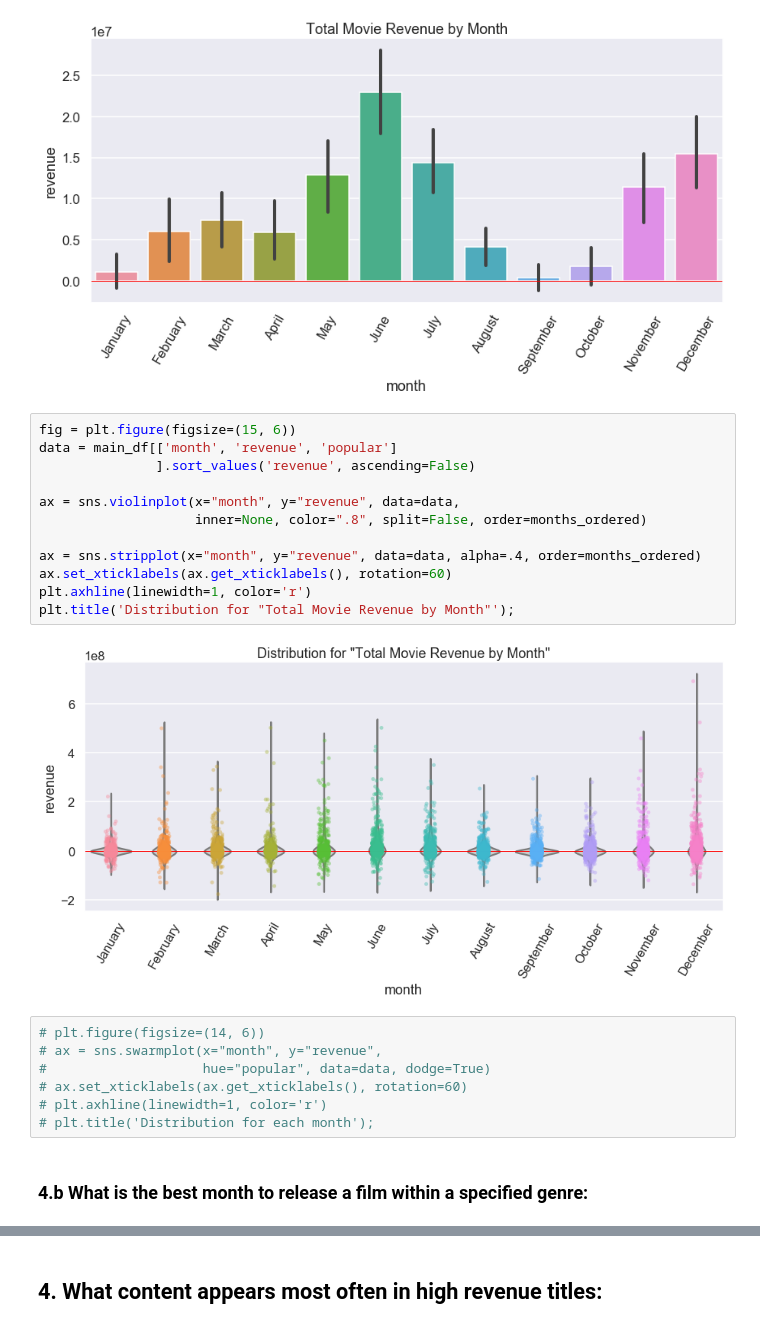
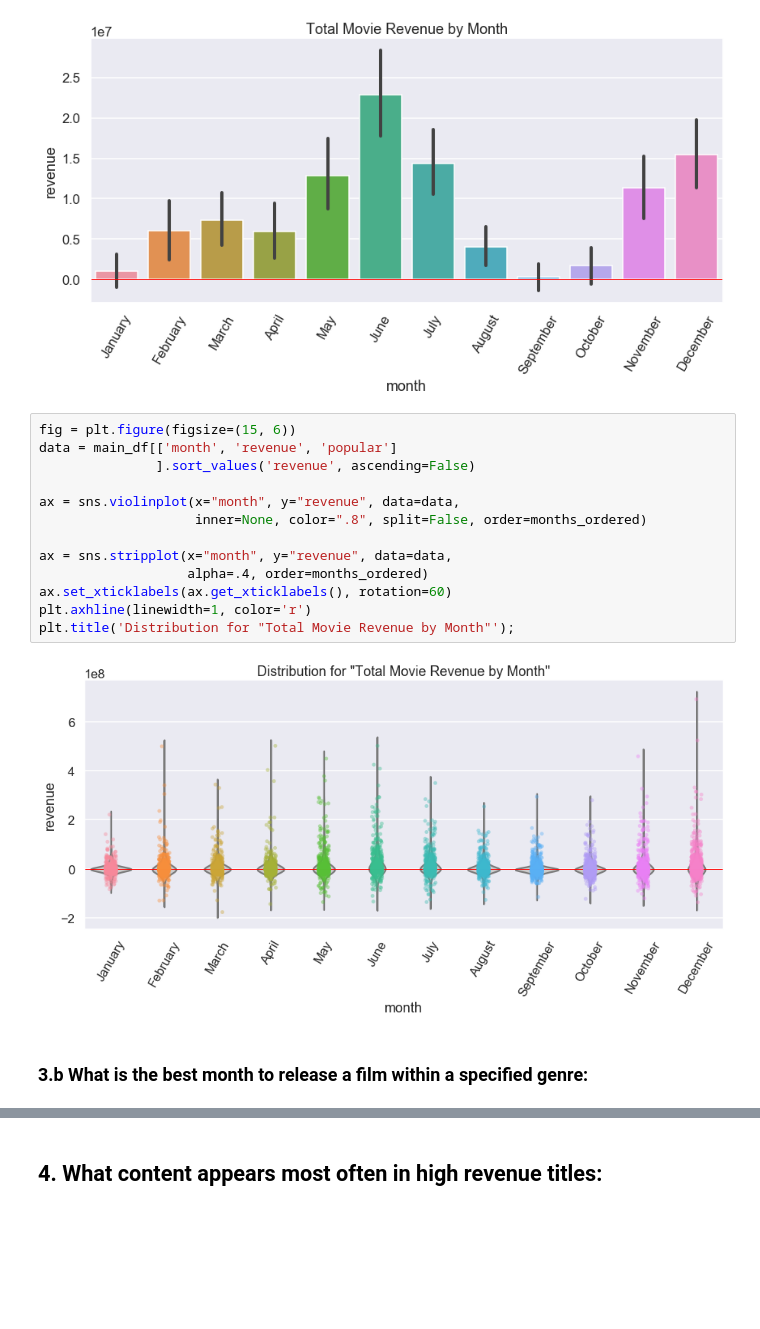
Before and after one commit to jneums/movie-analysis, a Jupyter notebook: notebooks/eda.ipynb, the cells around one changed output, grey strips where cells are left out. Drawn from its saved outputs; the diff is of its cells as text; blank space fills up the shorter version.

```diff
--- a/notebooks/eda.ipynb
+++ b/notebooks/eda.ipynb
@@ -257,26 +258,20 @@ plt.axhline(linewidth=1, color='r');
 # %%
 fig = plt.figure(figsize=(15, 6))
 data = main_df[['month', 'revenue', 'popular']
                ].sort_values('revenue', ascending=False)
 
 ax = sns.violinplot(x="month", y="revenue", data=data,
                     inner=None, color=".8", split=False, order=months_ordered)
 
-ax = sns.stripplot(x="month", y="revenue", data=data, alpha=.4, order=months_ordered)
+ax = sns.stripplot(x="month", y="revenue", data=data,
+                   alpha=.4, order=months_ordered)
 ax.set_xticklabels(ax.get_xticklabels(), rotation=60)
 plt.axhline(linewidth=1, color='r')
 plt.title('Distribution for "Total Movie Revenue by Month"');
 # %% [output]
-[figure, old version]
+[figure, new version]
-# %%
-# plt.figure(figsize=(14, 6))
-# ax = sns.swarmplot(x="month", y="revenue",
-#                    hue="popular", data=data, dodge=True)
-# ax.set_xticklabels(ax.get_xticklabels(), rotation=60)
-# plt.axhline(linewidth=1, color='r')
-# plt.title('Distribution for each month');
 # %% [markdown]
-### 4.b What is the best month to release a film within a specified genre:
+### 3.b What is the best month to release a film within a specified genre:
 # %%
 data = exploded_main_df[['month', 'revenue', 'genres']]
 ax = sns.catplot(x="revenue", y='genres',
```
Also changed, not shown: parts of 9 cells of this notebook, 3 other files.
